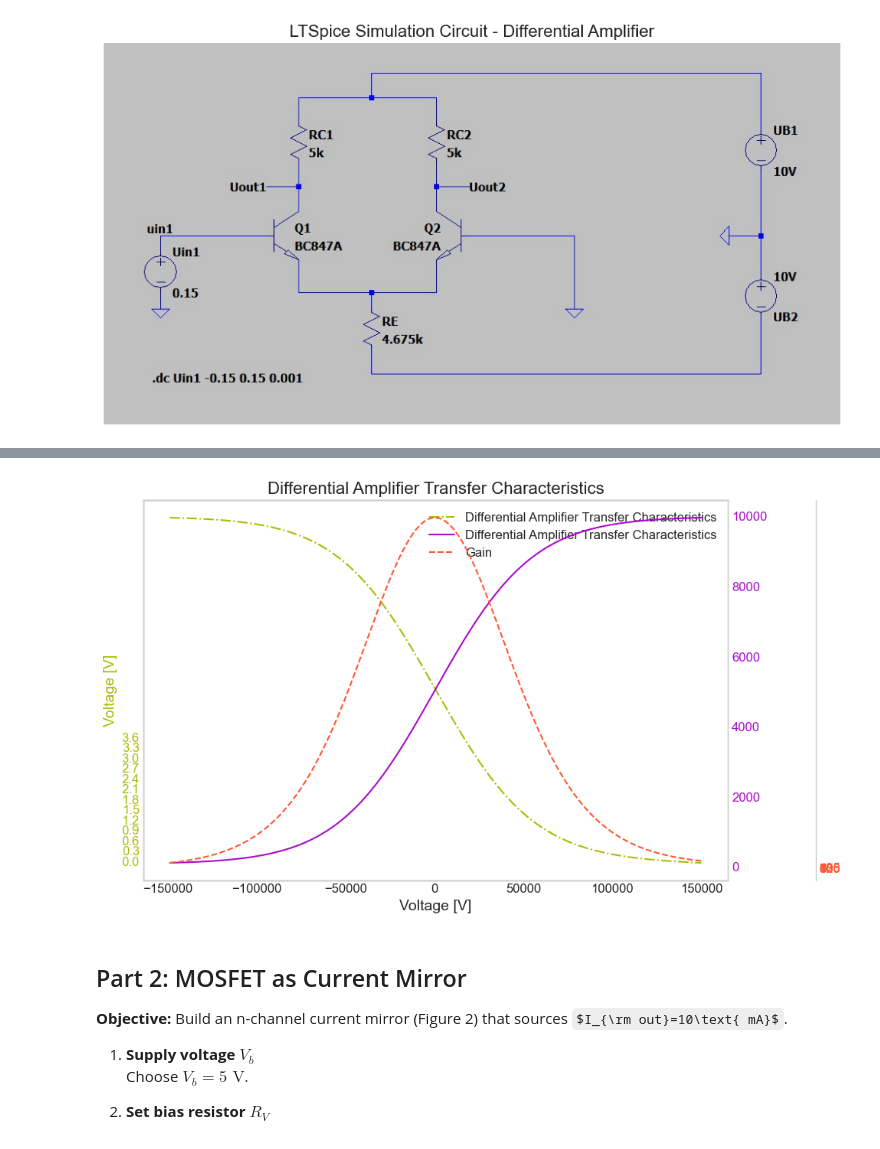
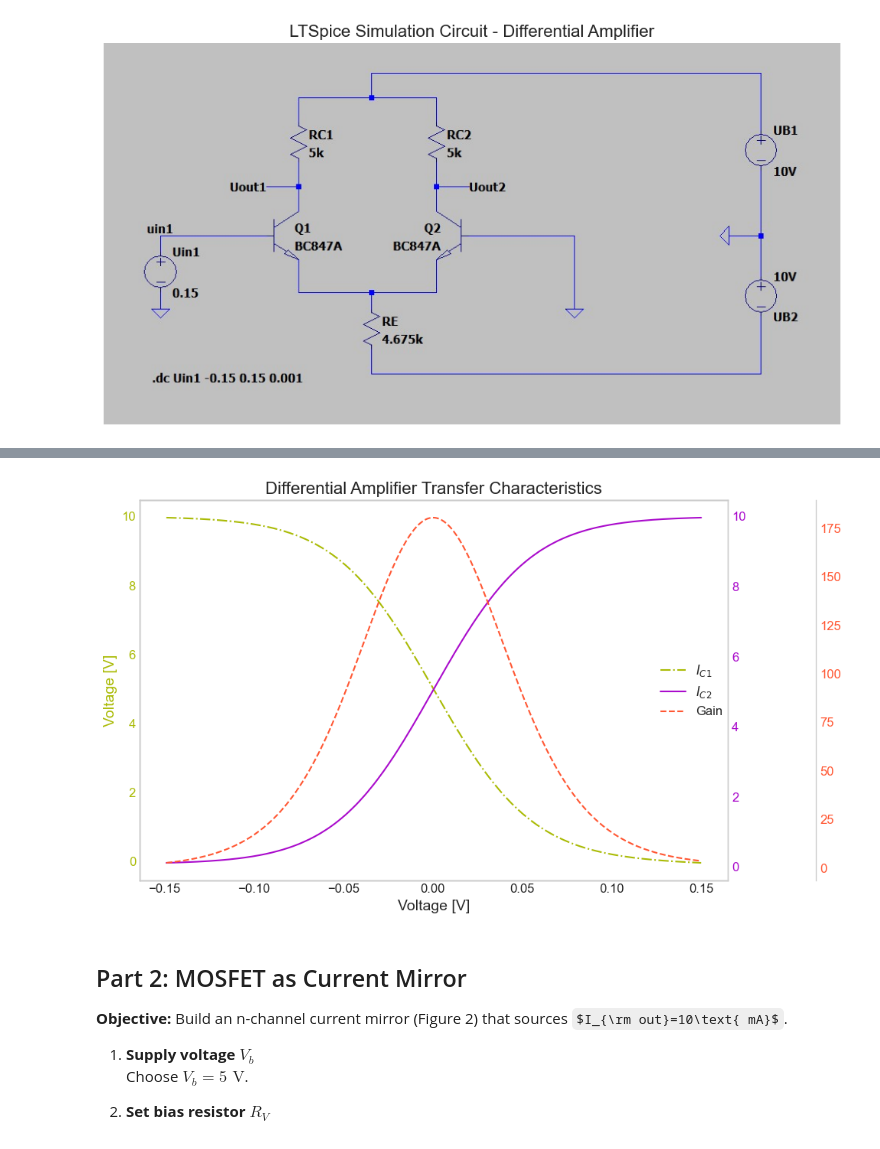
Before and after one commit to Ashu-NT/power_electronics_lab, a Jupyter notebook: src/Lab_3.ipynb, the cells around one changed output, grey strips where cells are left out. Saved outputs shown, nothing was run; the diff lists cells and outputs as text; code cells hidden in the pictures; some formulas as TeX source.

Commit message:
"modi graph"

```diff
--- a/src/Lab_3.ipynb
+++ b/src/Lab_3.ipynb
@@ -108,23 +108,23 @@ if IS_DATA_AVAILABLE:
 | 4 | -0.146 | 9.961155 | 0.117584 | 3.003672 |
 # %%
 # Plotting multiple data
-from components.data_visualizing import plot_multiple_sim_data, plot_sim_data
+from components.data_visualizing import plot_multiple_sim_data_2, plot_sim_data
 
 PLOT_MULTI_SIM_DATA = True
 
 if PLOT_MULTI_SIM_DATA:
-    fig = plot_multiple_sim_data(
+    fig = plot_multiple_sim_data_2(
         sim_data=sim_data,
         x_label='Voltage [V]',
         y1_label= 'Voltage [V]',
         title='Differential Amplifier Transfer Characteristics',
-        label1='Differential Amplifier Transfer Characteristics',
-        label2='Differential Amplifier Transfer Characteristics',
+        label1='$I_{C1}$',
+        label2='$I_{C2}$',
         label3='Gain',
         #is_multi=True
     )
 # %% [output]
-[figure, old version]
+[figure, new version]
 # %% [markdown]
 ## Part 2: MOSFET as Current Mirror
 
```
Also changed, not shown: parts of 1 cell of this notebook, 1 other file.
